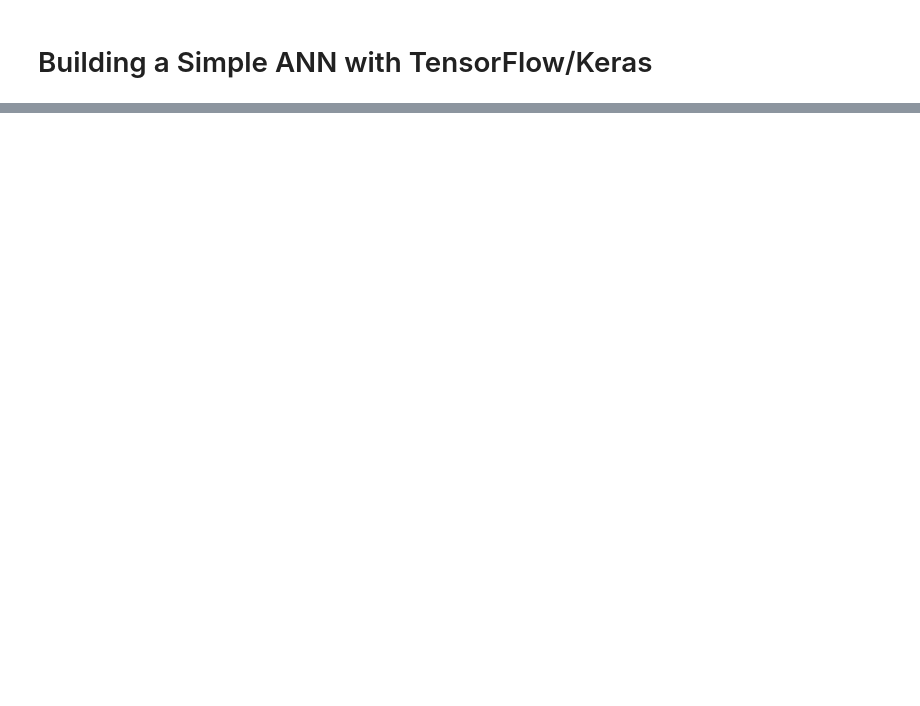
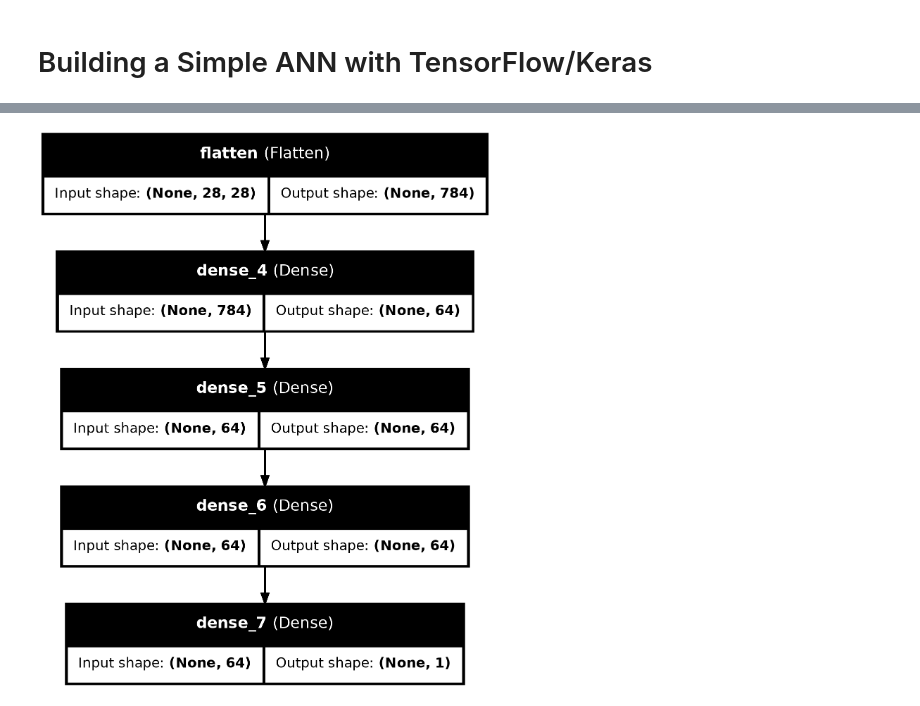
Before and after one commit to AIBauchi/AIBauchi-Computer-Vision-Bootcamp, a Jupyter notebook: Week3/day2/3.2.0-Training_ANN.ipynb, the cells around one changed output, grey strips where cells are left out. Saved outputs shown, nothing was run; the diff lists cells and outputs as text; code cells hidden in the pictures; blank space fills up the shorter version.

Commit message:
feat: Implement TF/Keras for improved model training

```diff
--- a/Week3/day2/3.2.0-Training_ANN.ipynb
+++ b/Week3/day2/3.2.0-Training_ANN.ipynb
@@ -61,9 +69,10 @@ X_test_scaled = scaler.transform(X_test)
 # %%
 # Build the ANN model
 model = Sequential()
-model.add(Dense(64, activation='relu', input_dim=X_train_scaled.shape[1]))
+model.add(Flatten(input_shape=(28, 28)))  # Input layer
 model.add(Dense(64, activation='relu'))
 model.add(Dense(64, activation='relu'))
-model.add(Dense(1))  # Output layer for regression
+model.add(Dense(64, activation='relu'))
+model.add(Dense(1))  # Output layer for regression / binary classification
 # %%
 model.summary()
@@ -71,7 +98,9 @@ model.summary()
 from tensorflow import keras
 # %%
 import pydot
-keras.utils.plot_model(model)
+keras.utils.plot_model(model, show_shapes=True, show_layer_names=True)
+# %% [output]
+[figure, added]
 # %%
 w ,b = model.layers[1].get_weights()
 # %%
```
Also changed, not shown: parts of 28 cells of this notebook, 1 other file.
